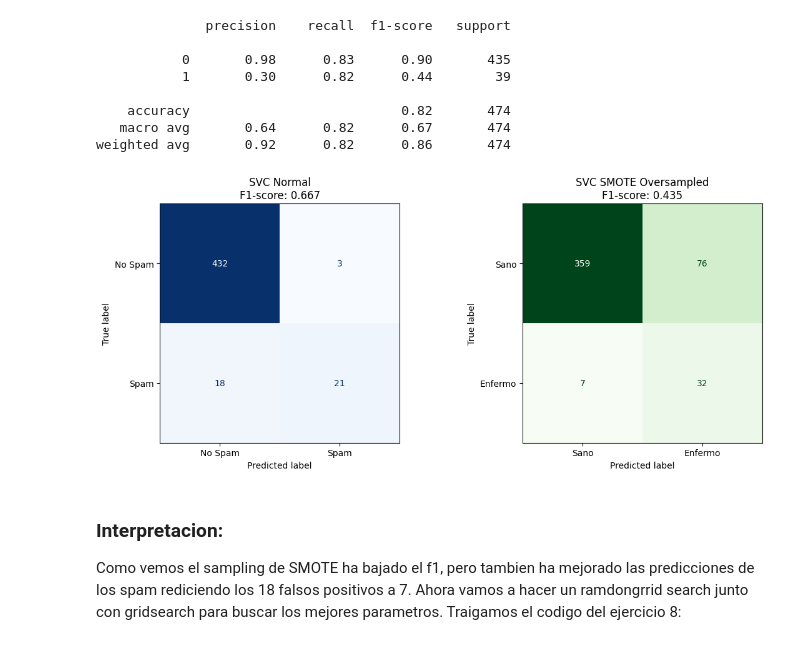
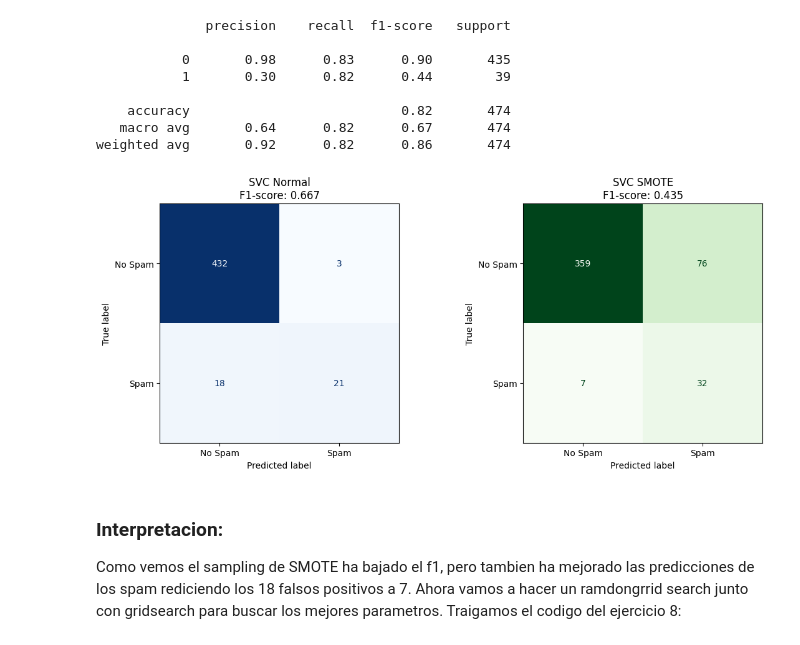
Before and after one commit to 4GeeksAcademy/andrupax94-intro-ml, a Jupyter notebook: src/12-nlp-url-spam.ipynb, the cells around one changed output. Saved outputs shown, nothing was run; the diff lists cells and outputs as text; code cells hidden in the pictures.

```diff
--- a/src/12-nlp-url-spam.ipynb
+++ b/src/12-nlp-url-spam.ipynb
@@ -252,24 +250,24 @@ print(classification_report(y_test, y_pred_over))
 weighted avg       0.92      0.82      0.86       474
 # %%
 # Vamos ahora a comparar ambas predicciones con una matriz de confucion
-fig, (ax1, ax2) = plt.subplots(1, 2, figsize=(12, 5))
+fig, (ax1, ax2) = plt.subplots(1, 2, figsize = (12, 5))
 
 # Normal
-cm_base = confusion_matrix(y_test, y_pred)
-disp_base = ConfusionMatrixDisplay(confusion_matrix=cm_base, display_labels=["No Spam", "Spam"])
-disp_base.plot(ax=ax1, cmap='Blues', colorbar=False)
+cm_base = confusion_matrix ( y_test, y_pred)
+disp_base = ConfusionMatrixDisplay(confusion_matrix = cm_base, display_labels = ["No Spam", "Spam"])
+disp_base.plot(ax = ax1, cmap='Blues', colorbar = False)
 ax1.set_title(f"SVC Normal\nF1-score: {metrics_svc['1']['f1-score']:.3f}")
 
-# OverSampled
-cm_over = confusion_matrix(y_test, y_pred_over)
-disp_over = ConfusionMatrixDisplay(confusion_matrix=cm_over, display_labels=["Sano", "Enfermo"])
-disp_over.plot(ax=ax2, cmap='Greens', colorbar=False)
-ax2.set_title(f"SVC SMOTE Oversampled\nF1-score: {metrics_svc_over['1']['f1-score']:.3f}")
+# SMOTE
+cm_over = confusion_matrix ( y_test, y_pred_over)
+disp_over = ConfusionMatrixDisplay(confusion_matrix = cm_over, display_labels = ["No Spam", "Spam"])
+disp_over.plot(ax = ax2, cmap='Greens', colorbar = False)
+ax2.set_title(f"SVC SMOTE\nF1-score: {metrics_svc_over['1']['f1-score']:.3f}")
 
 plt.tight_layout()
 plt.show()
 # %% [output]
-[figure, old version]
+[figure, new version]
 # %% [markdown]
 ### Interpretacion:
 Como vemos el sampling de SMOTE ha bajado el f1, pero tambien ha mejorado las predicciones de los spam rediciendo los 18 falsos positivos a 7.
```
Also changed, not shown: parts of 12 cells of this notebook, 1 other file.
